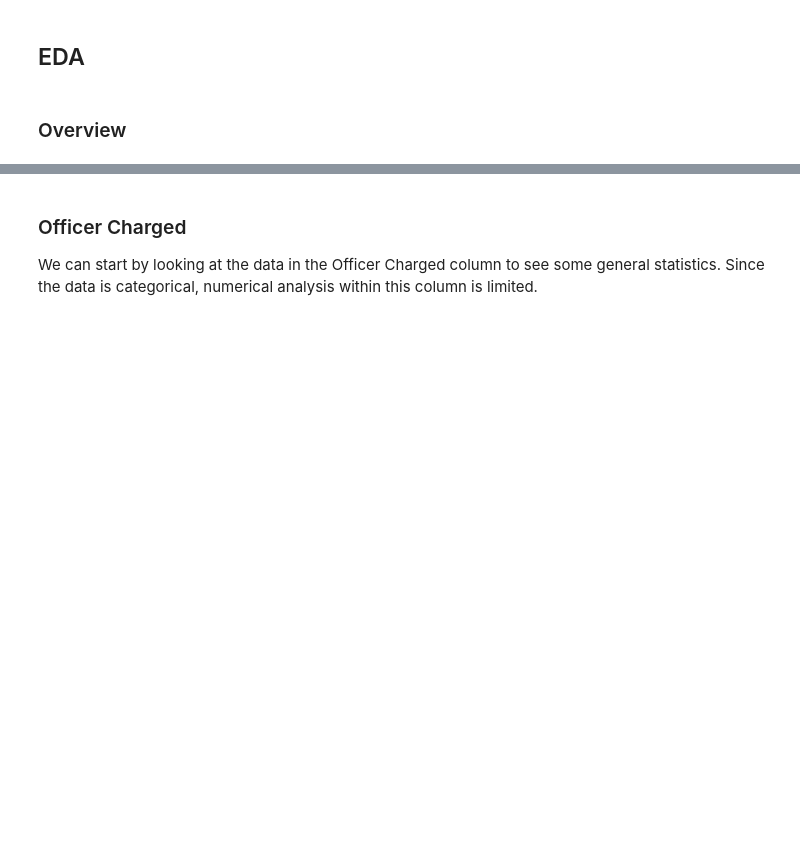
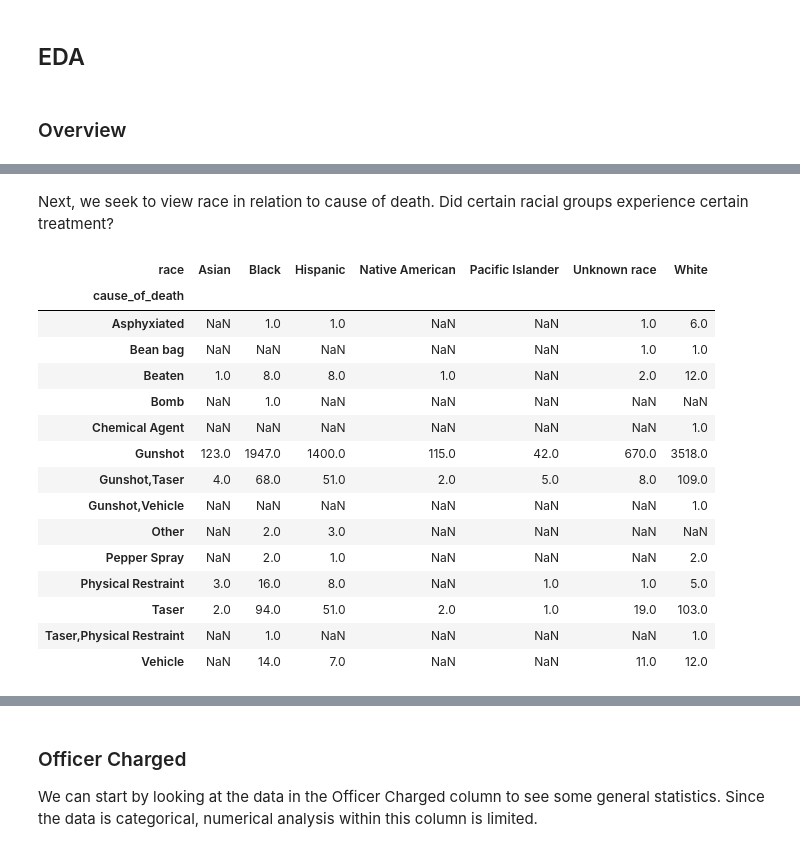
Before and after one commit to dowoma/DDS_BLM, a Jupyter notebook: DataCleaning-copy.ipynb, the cells around one changed output, grey strips where cells are left out. Saved outputs shown, nothing was run; the diff lists cells and outputs as text; code cells hidden in the pictures; blank space fills up the shorter version.

```diff
--- a/DataCleaning-copy.ipynb
+++ b/DataCleaning-copy.ipynb
@@ -237,0 +265,23 @@ If unarmed (0), armed (1), unclear (3) otherwise (NaN).
+# %% [markdown]
+Next, we seek to view race in relation to cause of death. Did certain racial groups experience certain treatment?
+# %%
+race_cd = pd.pivot_table(mpv,index='cause_of_death',columns=['race'],aggfunc=np.sum)
+race_cd = race_cd['count']
+race_cd
+# %% [output]
+| race | Asian | Black | Hispanic | Native American | Pacific Islander | Unknown race | White |
+| cause_of_death |  |  |  |  |  |  |  |
+| Asphyxiated | NaN | 1.0 | 1.0 | NaN | NaN | 1.0 | 6.0 |
+| Bean bag | NaN | NaN | NaN | NaN | NaN | 1.0 | 1.0 |
+| Beaten | 1.0 | 8.0 | 8.0 | 1.0 | NaN | 2.0 | 12.0 |
+| Bomb | NaN | 1.0 | NaN | NaN | NaN | NaN | NaN |
+| Chemical Agent | NaN | NaN | NaN | NaN | NaN | NaN | 1.0 |
+| Gunshot | 123.0 | 1947.0 | 1400.0 | 115.0 | 42.0 | 670.0 | 3518.0 |
+| Gunshot,Taser | 4.0 | 68.0 | 51.0 | 2.0 | 5.0 | 8.0 | 109.0 |
+| Gunshot,Vehicle | NaN | NaN | NaN | NaN | NaN | NaN | 1.0 |
+| Other | NaN | 2.0 | 3.0 | NaN | NaN | NaN | NaN |
+| Pepper Spray | NaN | 2.0 | 1.0 | NaN | NaN | NaN | 2.0 |
+| Physical Restraint | 3.0 | 16.0 | 8.0 | NaN | 1.0 | 1.0 | 5.0 |
+| Taser | 2.0 | 94.0 | 51.0 | 2.0 | 1.0 | 19.0 | 103.0 |
+| Taser,Physical Restraint | NaN | 1.0 | NaN | NaN | NaN | NaN | 1.0 |
+| Vehicle | NaN | 14.0 | 7.0 | NaN | NaN | 11.0 | 12.0 |
```
Also changed, not shown: parts of 16 cells of this notebook.
